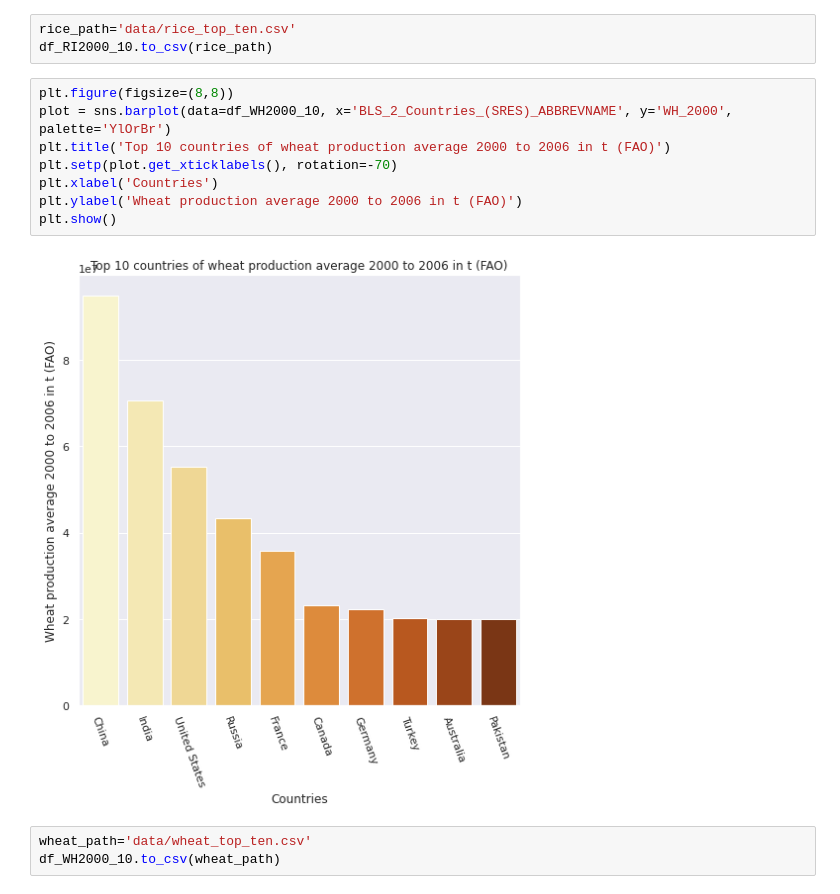
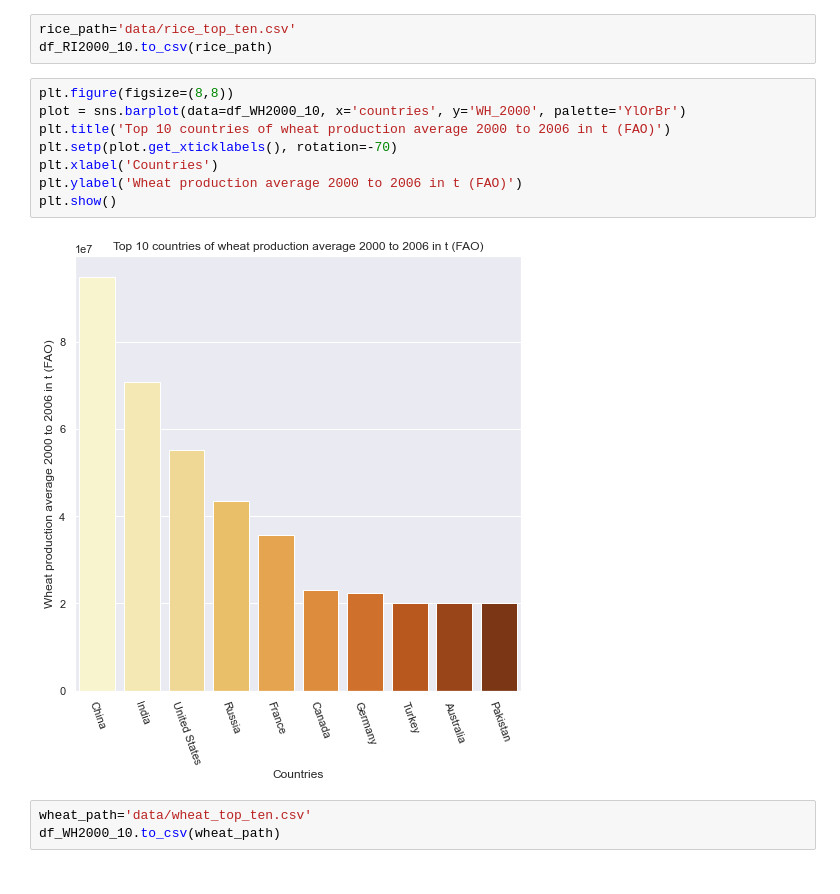
Before and after one commit to k3nnywilliam/climate-change-food-supply, a Jupyter notebook: world-food-supply.ipynb, the cells around one changed output. Drawn from its saved outputs; the diff is of its cells as text.

```diff
--- a/world-food-supply.ipynb
+++ b/world-food-supply.ipynb
@@ -296,14 +299,14 @@ rice_path='data/rice_top_ten.csv'
 df_RI2000_10.to_csv(rice_path)
 # %%
 plt.figure(figsize=(8,8))
-plot = sns.barplot(data=df_WH2000_10, x='BLS_2_Countries_(SRES)_ABBREVNAME', y='WH_2000', palette='YlOrBr')
+plot = sns.barplot(data=df_WH2000_10, x='countries', y='WH_2000', palette='YlOrBr')
 plt.title('Top 10 countries of wheat production average 2000 to 2006 in t (FAO)')
 plt.setp(plot.get_xticklabels(), rotation=-70)
 plt.xlabel('Countries')
 plt.ylabel('Wheat production average 2000 to 2006 in t (FAO)')
 plt.show()
 # %% [output]
-[figure, old version]
+[figure, new version]
 # %%
 wheat_path='data/wheat_top_ten.csv'
 df_WH2000_10.to_csv(wheat_path)
```
Also changed, not shown: parts of 22 cells of this notebook, 2 other files.
